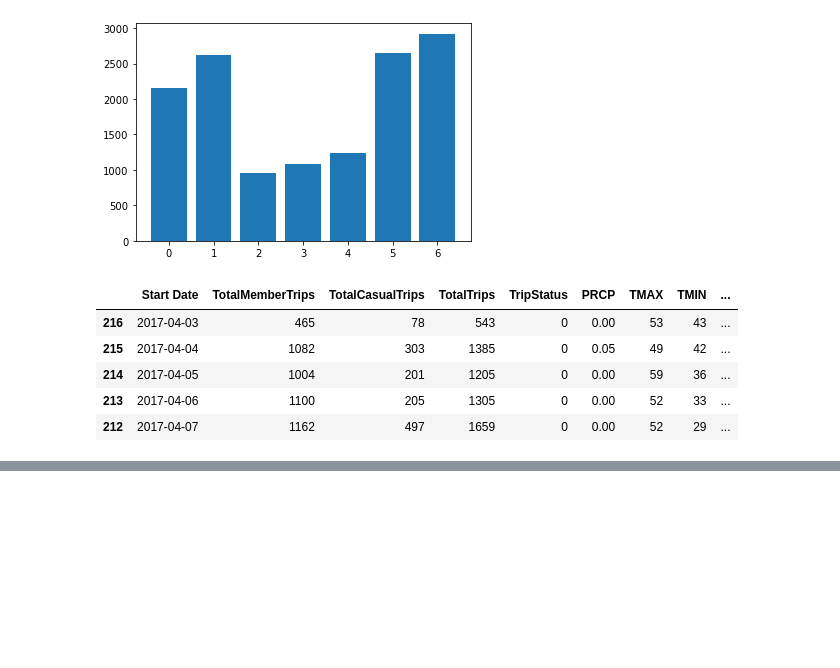
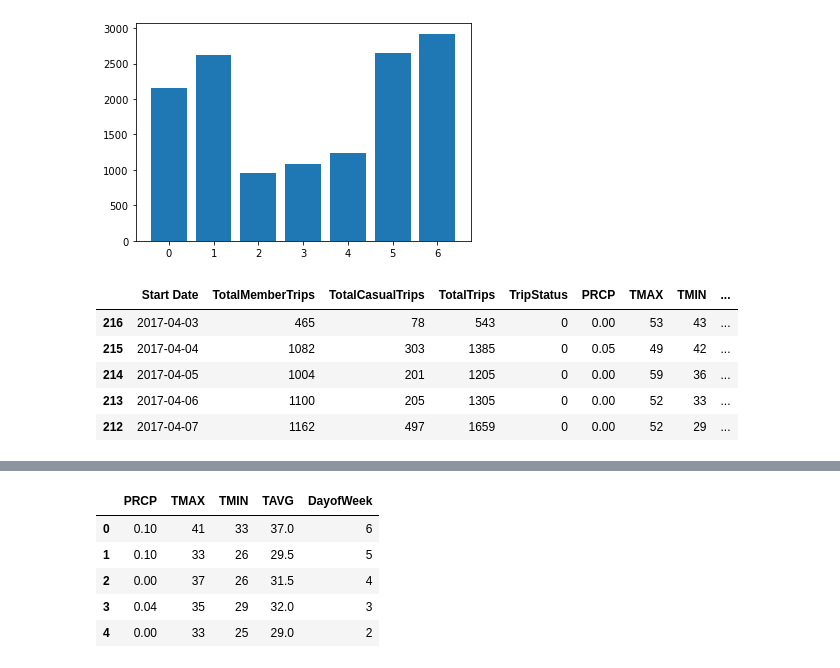
Before and after one commit to grand42/Machine_Learning-NiceRide, a Jupyter notebook: Working_Directory/Station_Popularity.ipynb, the cells around one changed output, grey strips where cells are left out. Drawn from its saved outputs; the diff is of its cells as text; code cells hidden in the pictures; blank space fills up the shorter version.

```diff
--- a/Working_Directory/Station_Popularity.ipynb
+++ b/Working_Directory/Station_Popularity.ipynb
@@ -177,0 +192,10 @@ Members_Group.value counts()
+# %%
+Bikes_test_data = DayBikes[['PRCP', 'TMAX', "TMIN", 'TAVG', 'DayofWeek']]
+Bikes_test_data.head()
+# %% [output]
+|  | PRCP | TMAX | TMIN | TAVG | DayofWeek |
+| 0 | 0.10 | 41 | 33 | 37.0 | 6 |
+| 1 | 0.10 | 33 | 26 | 29.5 | 5 |
+| 2 | 0.00 | 37 | 26 | 31.5 | 4 |
+| 3 | 0.04 | 35 | 29 | 32.0 | 3 |
+| 4 | 0.00 | 33 | 25 | 29.0 | 2 |
```
Also changed, not shown: parts of 10 cells of this notebook.
